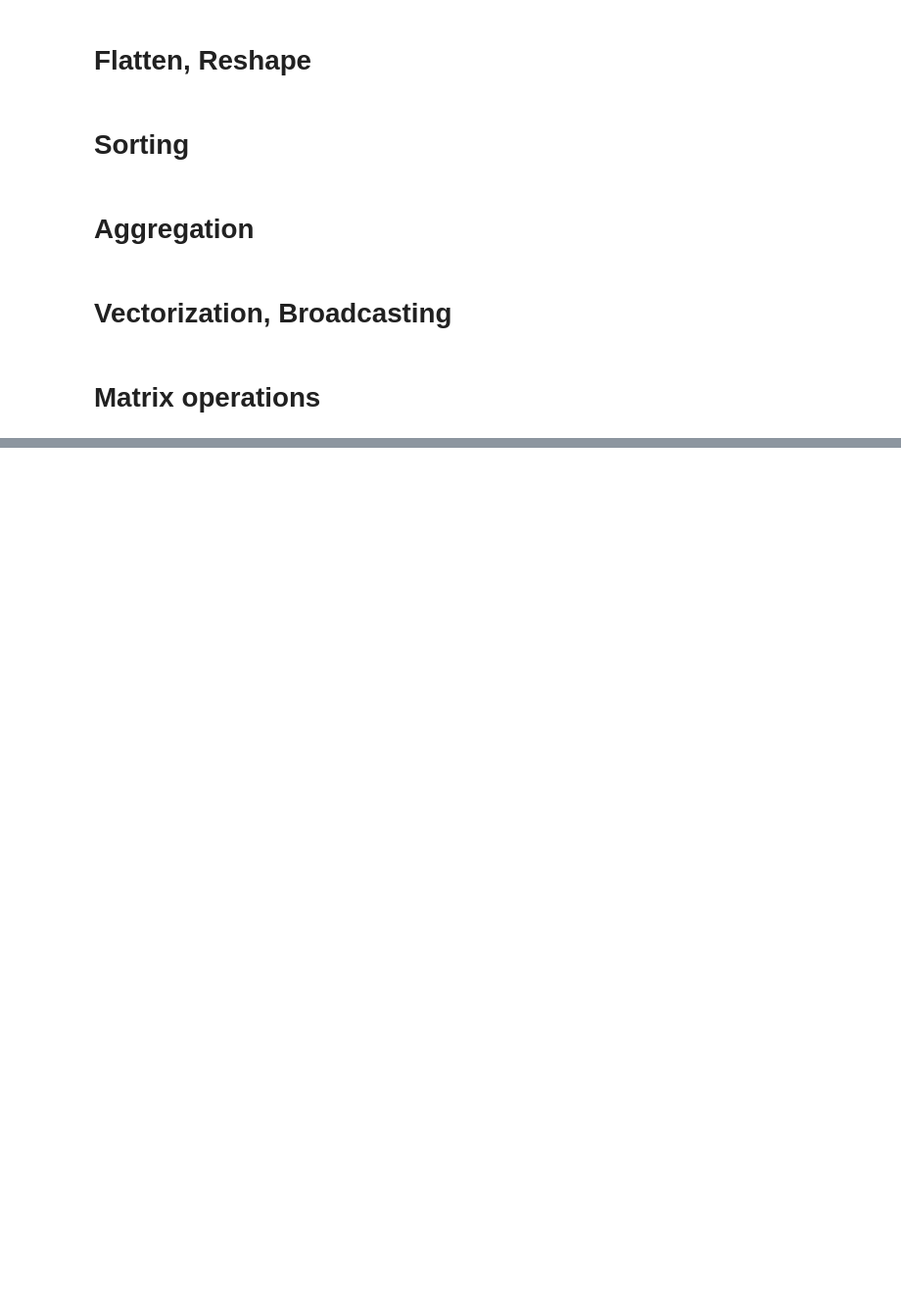
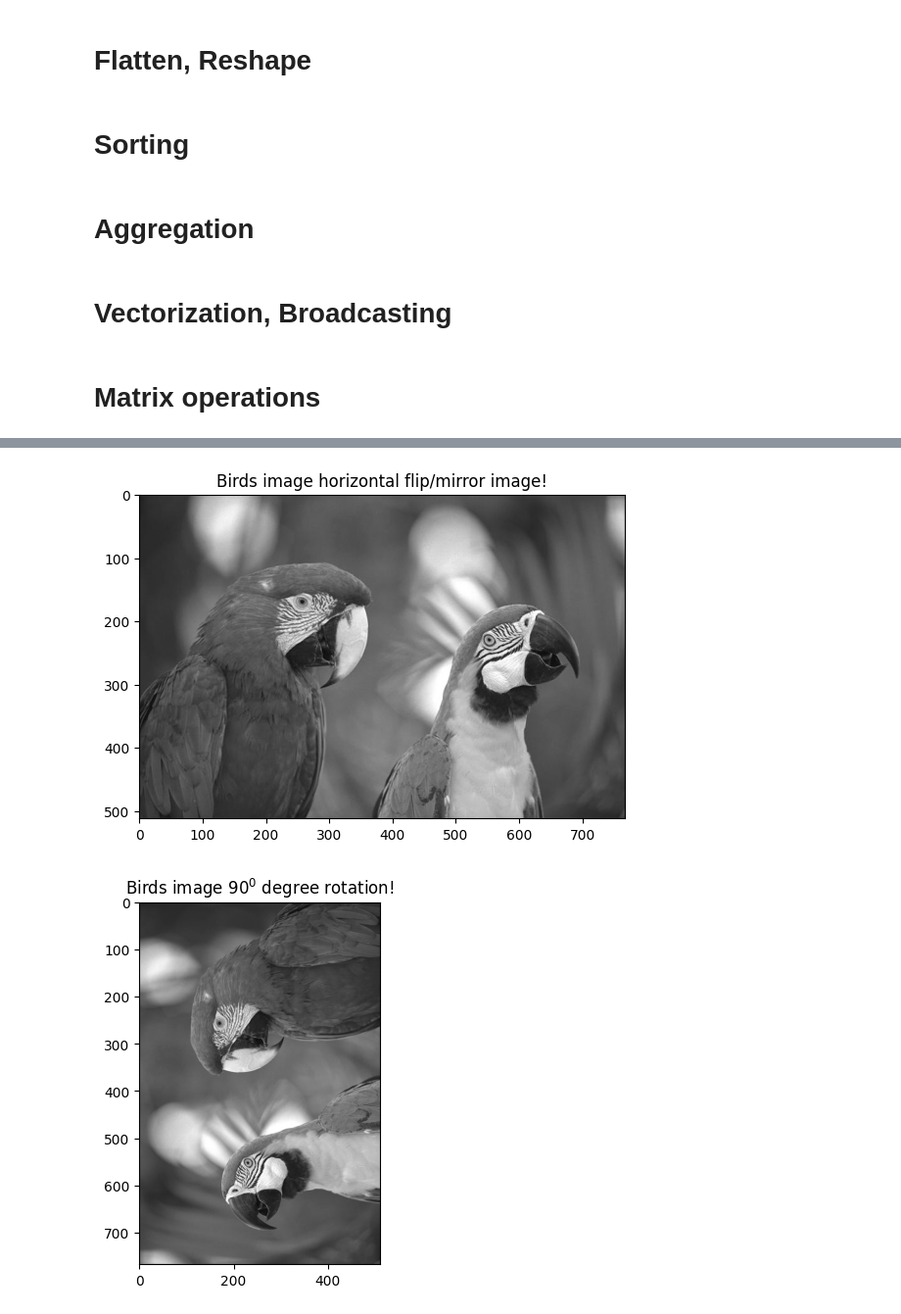
Before and after one commit to venkatbabukr/AllProjects, a Jupyter notebook: Scaler/Modules/Numpy_Buzz_Terms,_Nuances.ipynb, the cells around one changed output, grey strips where cells are left out. Shown at 98% size. Cells and saved outputs as stored; diff of their text form; code cells hidden in the pictures; blank space fills up the shorter version.

```diff
--- a/Scaler/Modules/Numpy_Buzz_Terms,_Nuances.ipynb
+++ b/Scaler/Modules/Numpy_Buzz_Terms,_Nuances.ipynb
@@ -228,0 +362,17 @@ arr1 after negating the whole array: [ 0 -1 -2 -3 -4 -5 -6 -7 -8 -9]
+# %%
+# Rotation, Flipping etc...
+
+birds_img_hflip = birds_img_arr[:, ::-1]
+show_image("Birds image horizontal flip/mirror image!", birds_img_hflip, cmap='gray')
+
+birds_ninety_deg_rotated_img = birds_img_arr[:, ::-1].T
+show_image(r"Birds image $90^0$ degree rotation!", birds_ninety_deg_rotated_img, cmap='gray')
+
+birds_img_vflip = birds_img_arr[::-1]
+show_image(r"Birds image vertical flip/$180^0$ rotation!", birds_img_vflip, cmap='gray')
+
+birds_img_transpose = birds_img_arr.T
+show_image("Birds image transpose flip/$270^0$ rotation!", birds_img_transpose[:, ::-1], cmap='gray')
+# %% [output]
+[figure, added]
+[figure, added]
```
Also changed, not shown: parts of 12 cells of this notebook.
